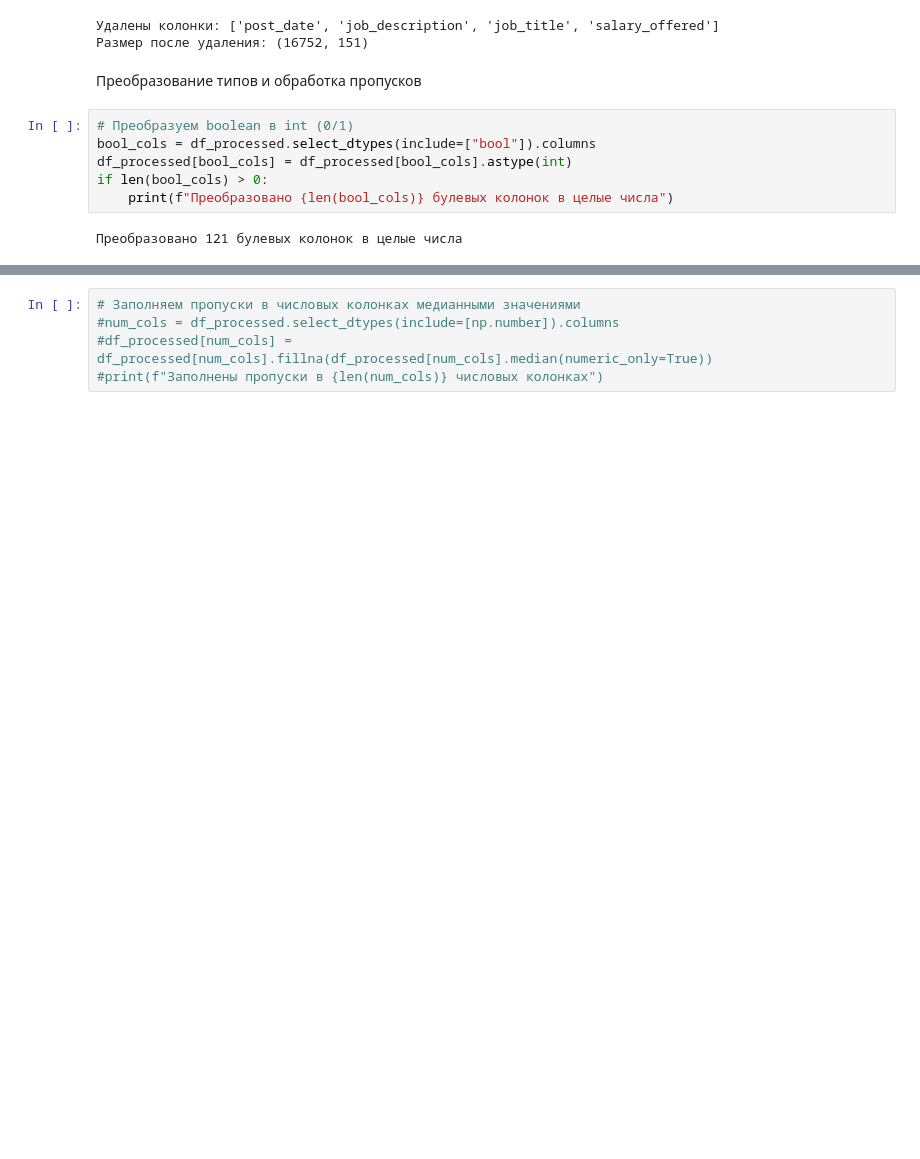
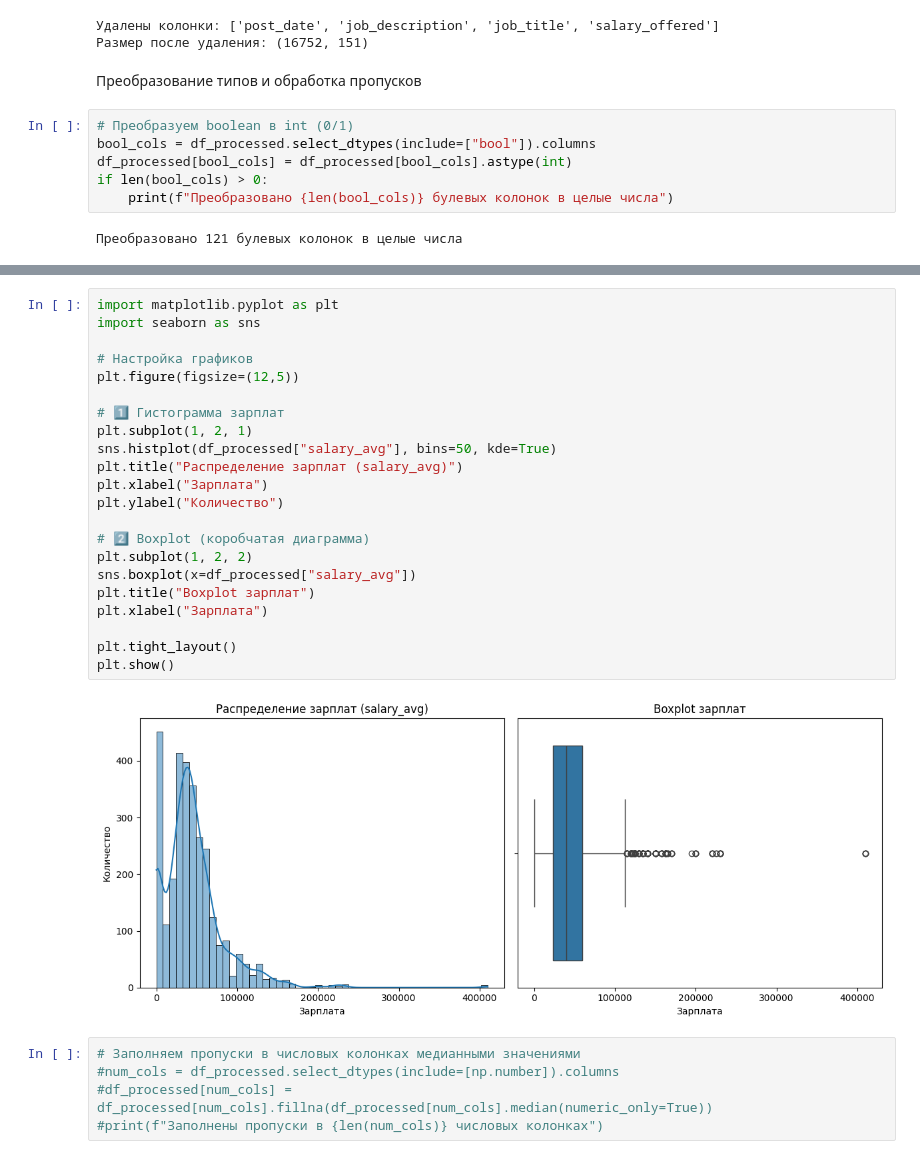
Before and after one commit to DenisShulyak/MachineLearning.JobPostingsinEurope, a Jupyter notebook: FeatureEngineering.ipynb, the cells around one changed output, grey strips where cells are left out. Saved outputs shown, nothing was run; the diff lists cells and outputs as text; blank space fills up the shorter version.

```diff
--- a/FeatureEngineering.ipynb
+++ b/FeatureEngineering.ipynb
@@ -396,3 +408,27 @@ if len(bool_cols) > 0:
+# %%
+import matplotlib.pyplot as plt
+import seaborn as sns
+
+# Настройка графиков
+plt.figure(figsize=(12,5))
+
+# 1️⃣ Гистограмма зарплат
+plt.subplot(1, 2, 1)
+sns.histplot(df_processed["salary_avg"], bins=50, kde=True)
+plt.title("Распределение зарплат (salary_avg)")
+plt.xlabel("Зарплата")
+plt.ylabel("Количество")
+
+# 2️⃣ Boxplot (коробчатая диаграмма)
+plt.subplot(1, 2, 2)
+sns.boxplot(x=df_processed["salary_avg"])
+plt.title("Boxplot зарплат")
+plt.xlabel("Зарплата")
+
+plt.tight_layout()
+plt.show()
+# %% [output]
+[figure, added]
 # %%
 # Заполняем пропуски в числовых колонках медианными значениями
 #num_cols = df_processed.select_dtypes(include=[np.number]).columns
```
Also changed, not shown: parts of 10 cells of this notebook.
